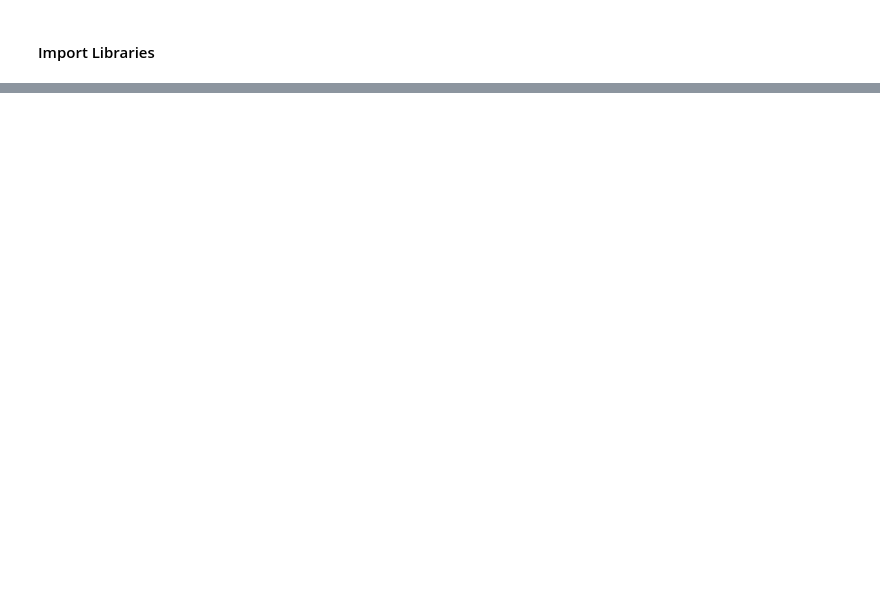
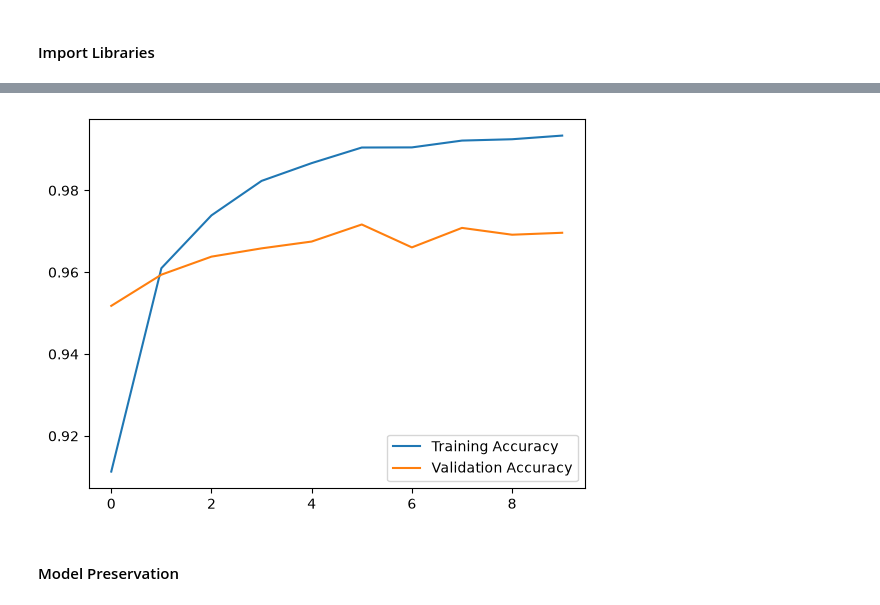
Before and after one commit to VickArmand/Alphanumeric-Handwriting-Recognition, a Jupyter notebook: model.ipynb, the cells around one changed output, grey strips where cells are left out. Drawn from its saved outputs; the diff is of its cells as text; code cells hidden in the pictures; blank space fills up the shorter version.

Commit message:
Model Development

```diff
--- a/model.ipynb
+++ b/model.ipynb
@@ -19,0 +106,3 @@ I0000 00:00:1792562885.805516   54679 cudart_stub.cc:31] Could not find cuda dri
+# %%
+Y = to_categorical(Y, num_classes=10)
+print(Y.shape)
@@ -19,0 +116,6 @@ I0000 00:00:1792562885.805516   54679 cudart_stub.cc:31] Could not find cuda dri
+# %%
+X_train, X_val, Y_train, Y_val = train_test_split(X, Y, test_size=0.2, random_state=42)
+print(X_train.shape)
+print(X_val.shape)
+print(Y_train.shape)
+print(Y_val.shape)
@@ -19,0 +136,10 @@ I0000 00:00:1792562885.805516   54679 cudart_stub.cc:31] Could not find cuda dri
+# %%
+model = Sequential([
+    Input(shape=(28, 28, 1)),
+    Flatten(),
+    Dense(128, activation='relu'),
+    Dense(64, activation='relu'),
+    Dense(10, activation='softmax')
+])
+model.compile(optimizer='adam', loss='categorical_crossentropy', metrics=['accuracy'])
+model.summary()
@@ -19,0 +165,2 @@ I0000 00:00:1792562885.805516   54679 cudart_stub.cc:31] Could not find cuda dri
+# %%
+history = model.fit(X_train, Y_train, epochs=10, batch_size=32, validation_data=(X_val, Y_val))
@@ -19,0 +196,9 @@ I0000 00:00:1792562885.805516   54679 cudart_stub.cc:31] Could not find cuda dri
+# %%
+plt.plot(history.history['accuracy'], label='Training Accuracy')
+plt.plot(history.history['val_accuracy'], label='Validation Accuracy')
+plt.legend()
+plt.show()
+# %% [output]
+[figure, added]
+# %% [markdown]
+#### Model Preservation
```
Also changed, not shown: parts of 25 cells of this notebook.
